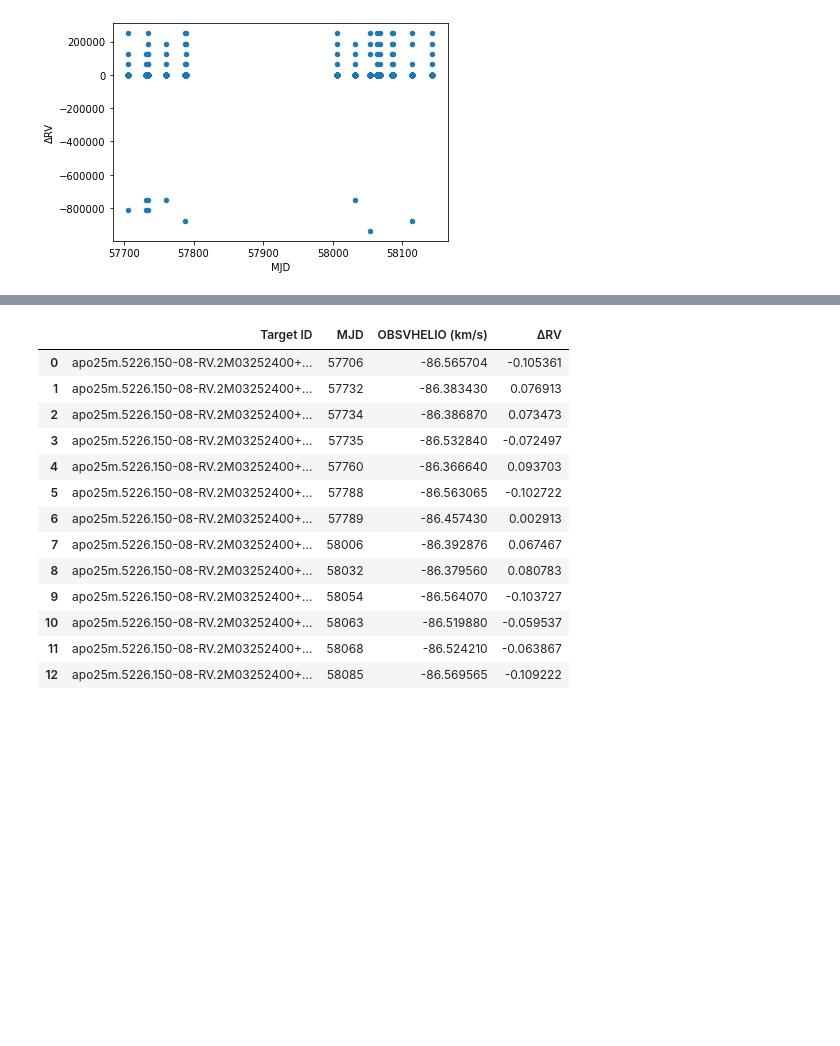
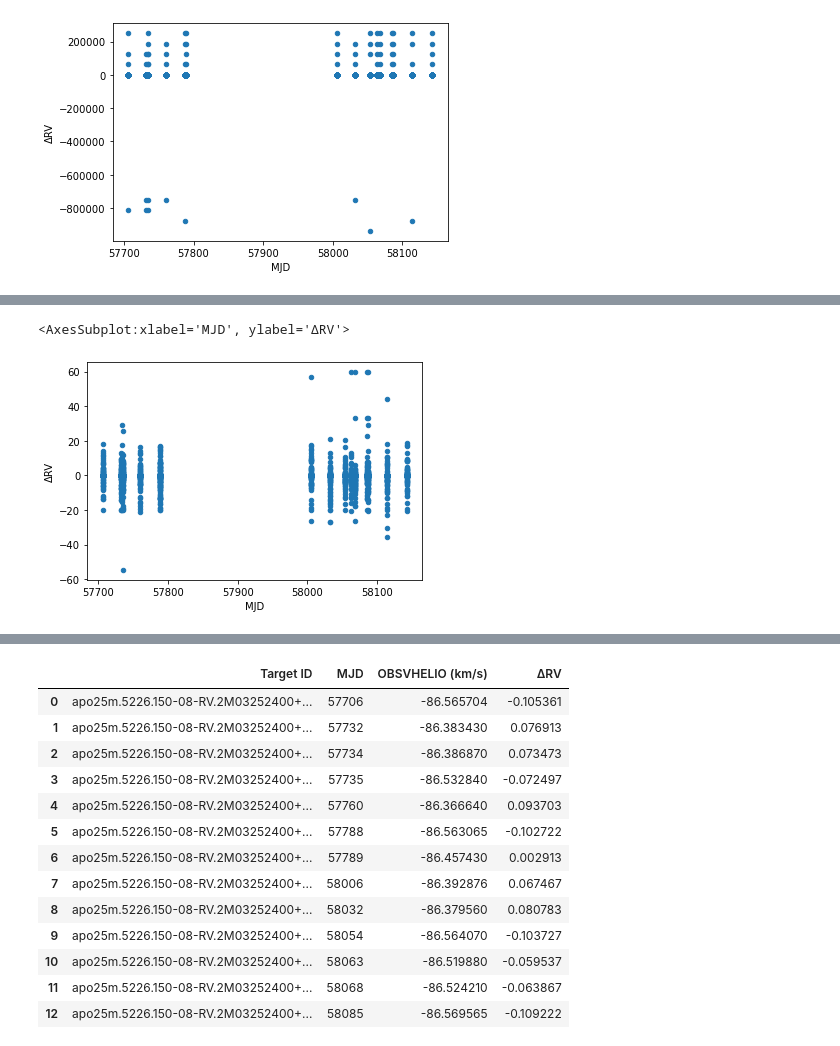
Before and after one commit to youais/senior-thesis, a Jupyter notebook: plate9290_RV_pca.ipynb, the cells around one changed output, grey strips where cells are left out. Drawn from its saved outputs; the diff is of its cells as text; code cells hidden in the pictures; blank space fills up the shorter version.

```diff
--- a/plate9290_RV_pca.ipynb
+++ b/plate9290_RV_pca.ipynb
@@ -142,0 +197,5 @@ df.sort_values(['ΔRV'], ascending=False)
+# %%
+# Drop bad values
+
+df_cutoff = df[df['Avg RV'] < 100]
+df_cutoff.sort_values(['Avg RV'], ascending=False)
@@ -142,0 +216,7 @@ df.sort_values(['ΔRV'], ascending=False)
+# %%
+# New plot with only good values
+
+df_cutoff.plot(x = 'MJD', y = 'ΔRV', kind = 'scatter') #, figsize=(15, 15))
+# %% [output]
+<AxesSubplot:xlabel='MJD', ylabel='ΔRV'>
+[figure, added]
```
Also changed, not shown: parts of 27 cells of this notebook, 1 other file.
